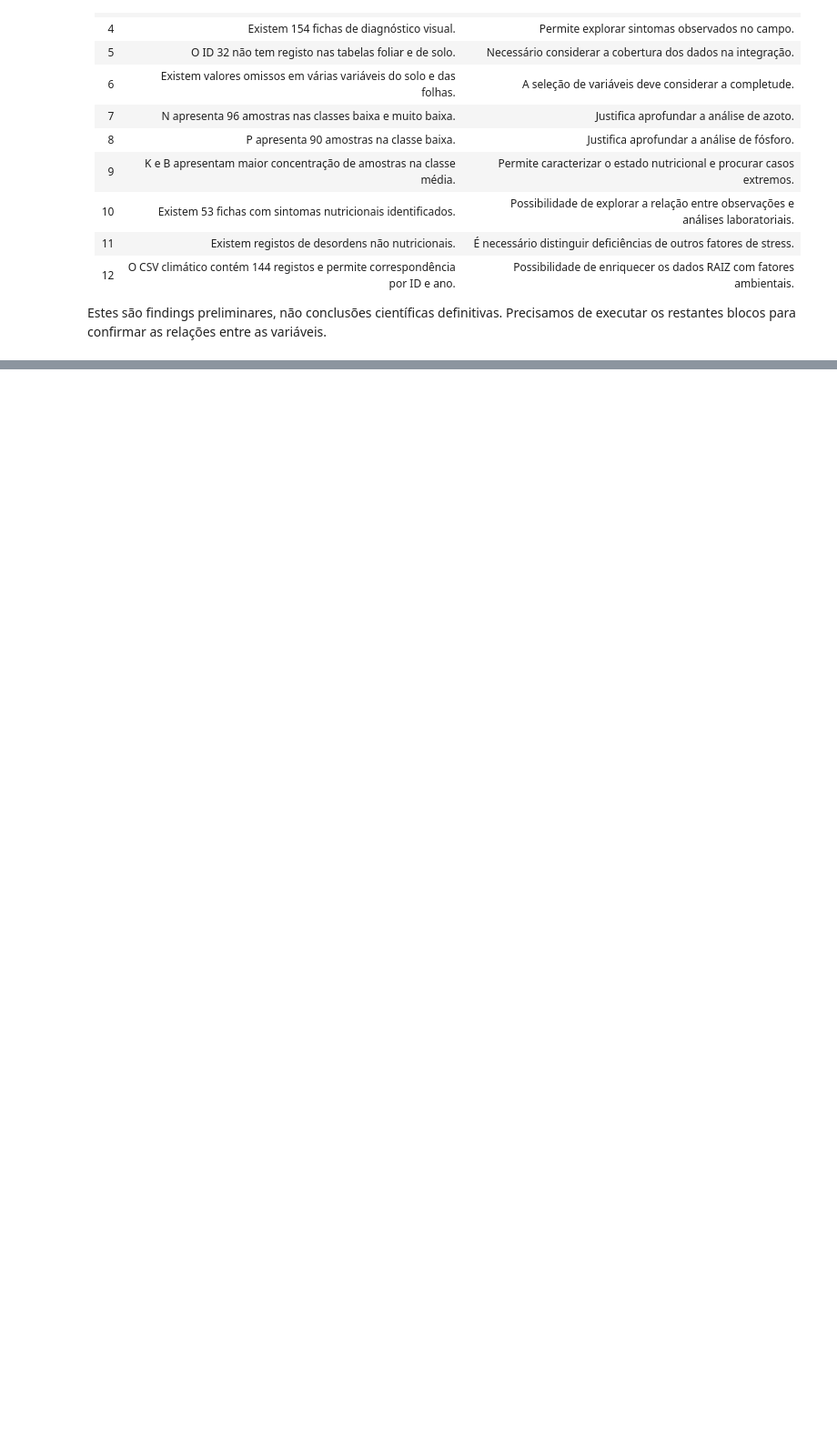
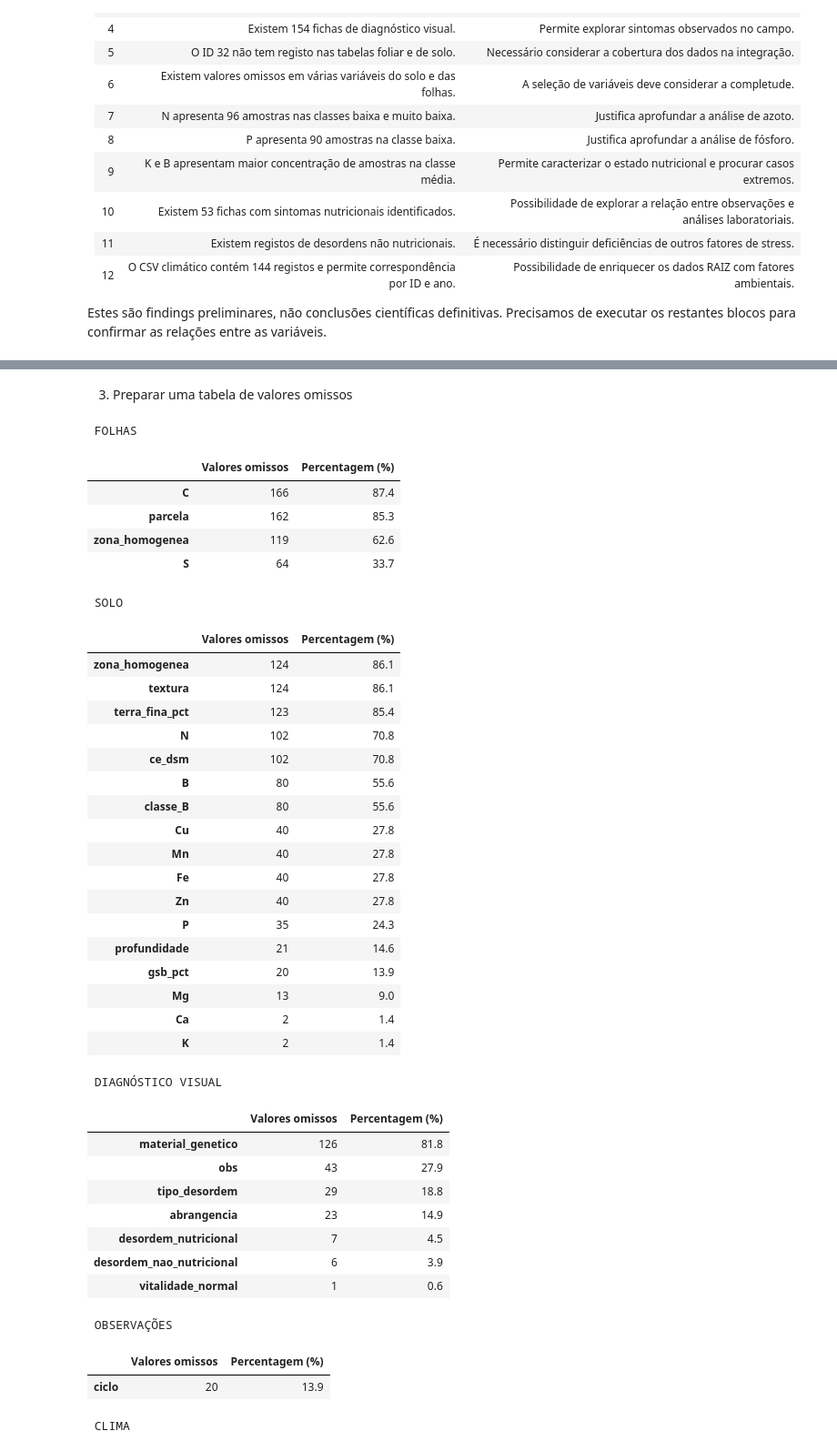
Before and after one commit to catarina1532/project-template, a Jupyter notebook: EDA_EucaNutri_RAIZ_Workshop.ipynb, the cells around one changed output, grey strips where cells are left out. Shown at 91% size. Drawn from its saved outputs; the diff is of its cells as text; code cells hidden in the pictures; blank space fills up the shorter version.

```diff
--- a/EDA_EucaNutri_RAIZ_Workshop.ipynb
+++ b/EDA_EucaNutri_RAIZ_Workshop.ipynb
@@ -178,0 +135,16 @@ Observações (id): 0
+# %%
+# 2. Valores omissos por variável — todas as tabelas
+
+for nome, df in tabelas.items():
+
+    print("\n", nome.upper())
+
+    missing = pd.DataFrame({
+        "Valores omissos": df.isna().sum(),
+        "Percentagem (%)": (df.isna().mean() * 100).round(1)
+    })
+
+    display(
+        missing[missing["Valores omissos"] > 0]
+        .sort_values("Percentagem (%)", ascending=False)
+    )
@@ -1018,0 +1395,63 @@ Estes são findings preliminares, não conclusões científicas definitivas. Pre
+# %% [markdown]
+3. Preparar uma tabela de valores omissos
+# %%
+tabelas = {
+    "Folhas": folhas,
+    "Solo": solo,
+    "Diagnóstico visual": diagnose,
+    "Observações": observacoes,
+    "Clima": clima
+}
+
+for nome, df in tabelas.items():
+
+    print("\n", nome.upper())
+
+    resumo = pd.DataFrame({
+        "Valores omissos": df.isna().sum(),
+        "Percentagem (%)": (df.isna().mean() * 100).round(1)
+    })
+
+    display(
+        resumo[resumo["Valores omissos"] > 0]
+        .sort_values("Percentagem (%)", ascending=False)
+    )
+# %% [output]
+ FOLHAS
+|  | Valores omissos | Percentagem (%) |
+| C | 166 | 87.4 |
+| parcela | 162 | 85.3 |
+| zona_homogenea | 119 | 62.6 |
+| S | 64 | 33.7 |
+ SOLO
+|  | Valores omissos | Percentagem (%) |
+| zona_homogenea | 124 | 86.1 |
+| textura | 124 | 86.1 |
+| terra_fina_pct | 123 | 85.4 |
+| N | 102 | 70.8 |
+| ce_dsm | 102 | 70.8 |
+| B | 80 | 55.6 |
+| classe_B | 80 | 55.6 |
+| Cu | 40 | 27.8 |
+| Mn | 40 | 27.8 |
+| Fe | 40 | 27.8 |
+| Zn | 40 | 27.8 |
+| P | 35 | 24.3 |
+| profundidade | 21 | 14.6 |
+| gsb_pct | 20 | 13.9 |
+| Mg | 13 | 9.0 |
+| Ca | 2 | 1.4 |
+| K | 2 | 1.4 |
+ DIAGNÓSTICO VISUAL
+|  | Valores omissos | Percentagem (%) |
+| material_genetico | 126 | 81.8 |
+| obs | 43 | 27.9 |
+| tipo_desordem | 29 | 18.8 |
+| abrangencia | 23 | 14.9 |
+| desordem_nutricional | 7 | 4.5 |
+| desordem_nao_nutricional | 6 | 3.9 |
+| vitalidade_normal | 1 | 0.6 |
+ OBSERVAÇÕES
+|  | Valores omissos | Percentagem (%) |
+| ciclo | 20 | 13.9 |
+ CLIMA
```
Also changed, not shown: parts of 29 cells of this notebook.
